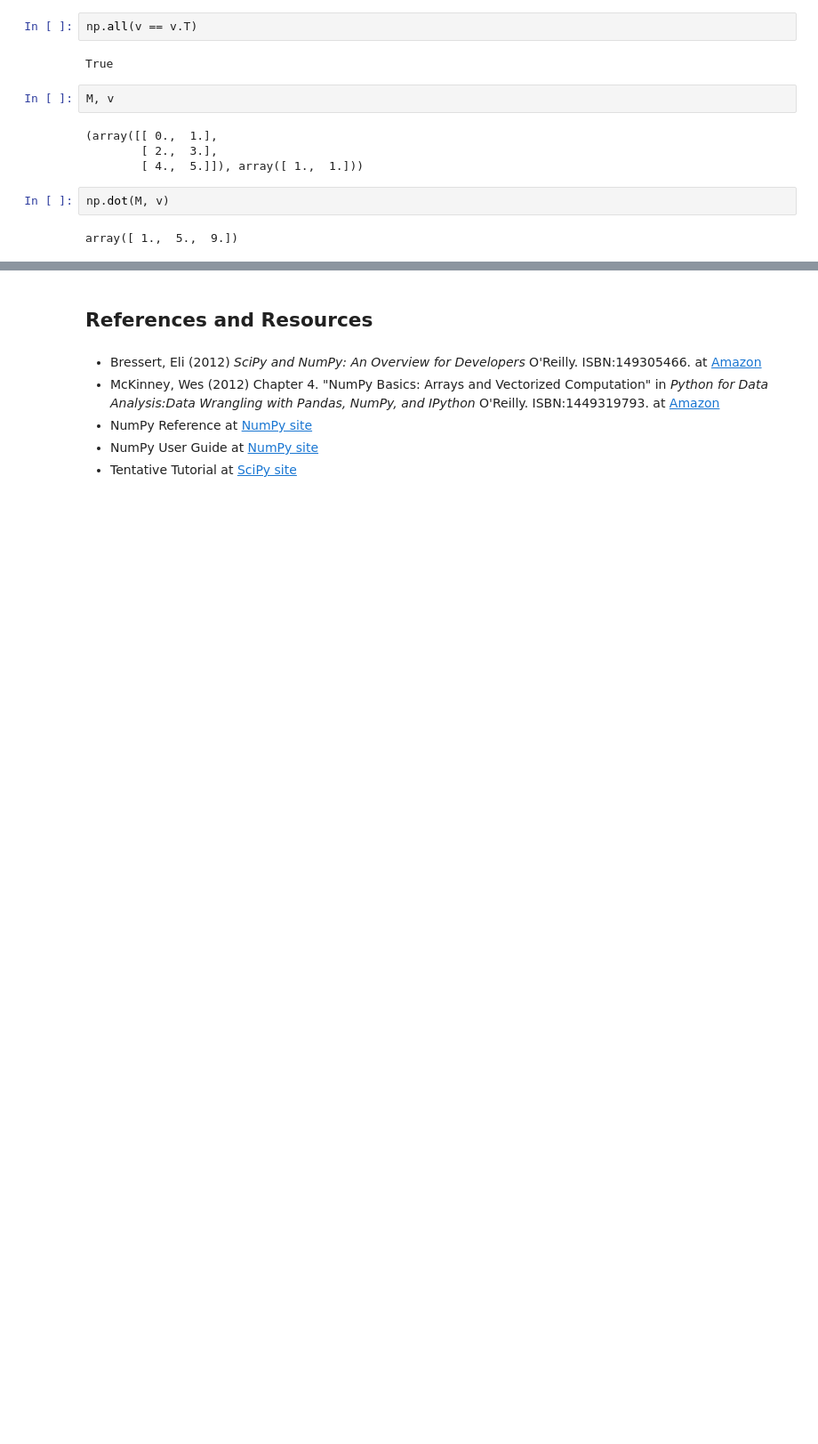
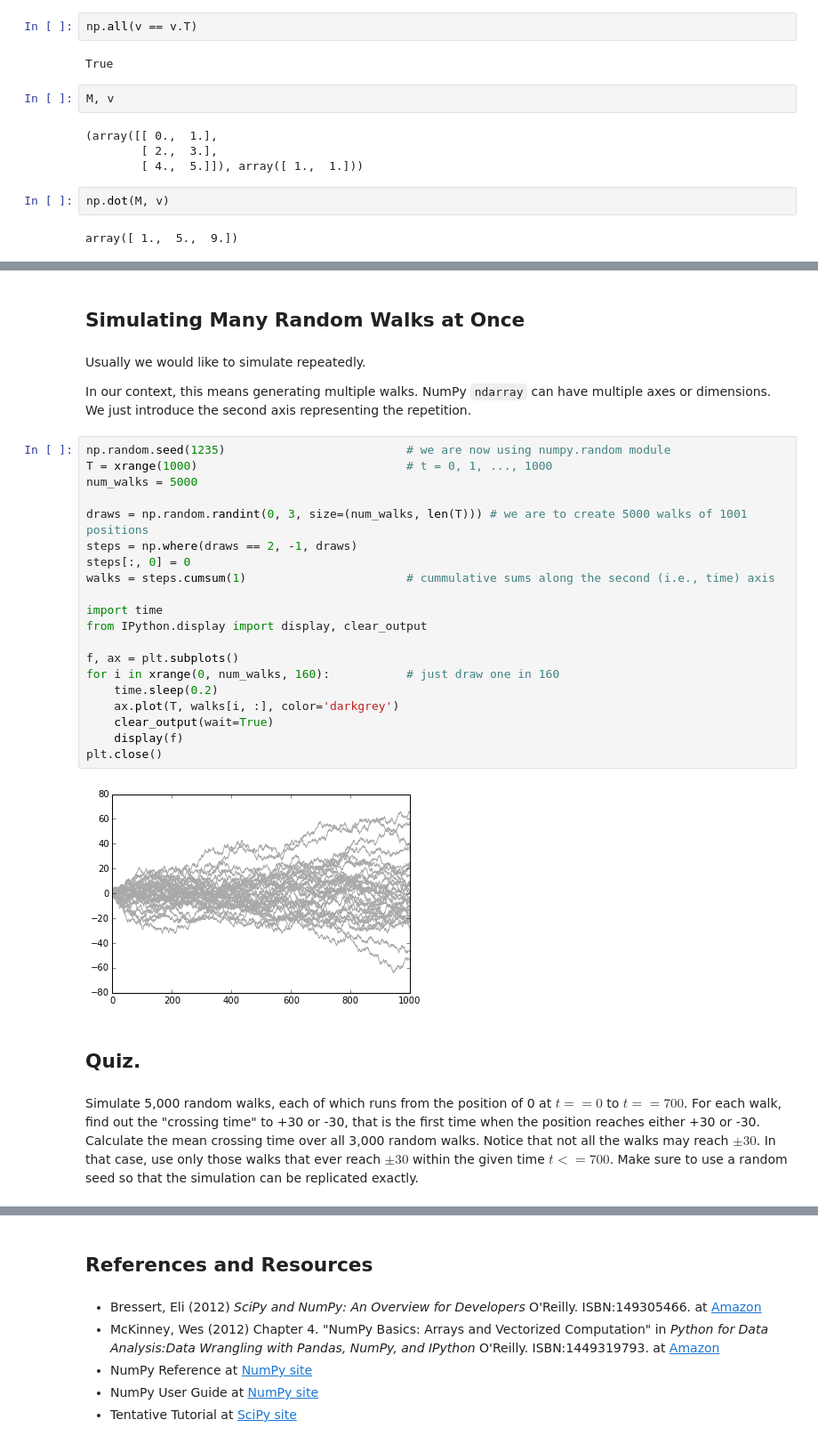
Before and after one commit to AkiraKaneshiro/pandasWorkshop, a Jupyter notebook: 0.ipynb, the cells around one changed output, grey strips where cells are left out. Shown at 89% size. Drawn from its saved outputs; the diff is of its cells as text; blank space fills up the shorter version.

```diff
--- a/0.ipynb
+++ b/0.ipynb
@@ -290,0 +381,32 @@ array([ 1.,  5.,  9.])
+# %% [markdown]
+## Simulating Many Random Walks at Once
+# %% [markdown]
+Usually we would like to simulate repeatedly.
+
+In our context, this means generating multiple walks. NumPy `ndarray` can have multiple axes or dimensions. We just introduce the second axis representing the repetition.
+# %%
+np.random.seed(1235)                          # we are now using numpy.random module
+T = xrange(1000)                              # t = 0, 1, ..., 1000
+num_walks = 5000
+
+draws = np.random.randint(0, 3, size=(num_walks, len(T))) # we are to create 5000 walks of 1001 positions
+steps = np.where(draws == 2, -1, draws)
+steps[:, 0] = 0
+walks = steps.cumsum(1)                       # cummulative sums along the second (i.e., time) axis
+
+import time
+from IPython.display import display, clear_output
+
+f, ax = plt.subplots()
+for i in xrange(0, num_walks, 160):           # just draw one in 160
+    time.sleep(0.2)
+    ax.plot(T, walks[i, :], color='darkgrey')
+    clear_output(wait=True)
+    display(f)
+plt.close()
+# %% [output]
+[figure, added]
+# %% [markdown]
+## Quiz.
+# %% [markdown]
+Simulate 5,000 random walks, each of which runs from the position of 0 at $t == 0$ to $t == 700$. For each walk, find out the "crossing time" to +30 or -30, that is the first time when the position reaches either +30 or -30. Calculate the mean crossing time over all 3,000 random walks. Notice that not all the walks may reach $\pm 30$. In that case, use only those walks that ever reach $\pm 30$ within the given time $t <= 700$. Make sure to use a random seed so that the simulation can be replicated exactly.
```
Also changed, not shown: parts of 16 cells of this notebook, 5 other files.
